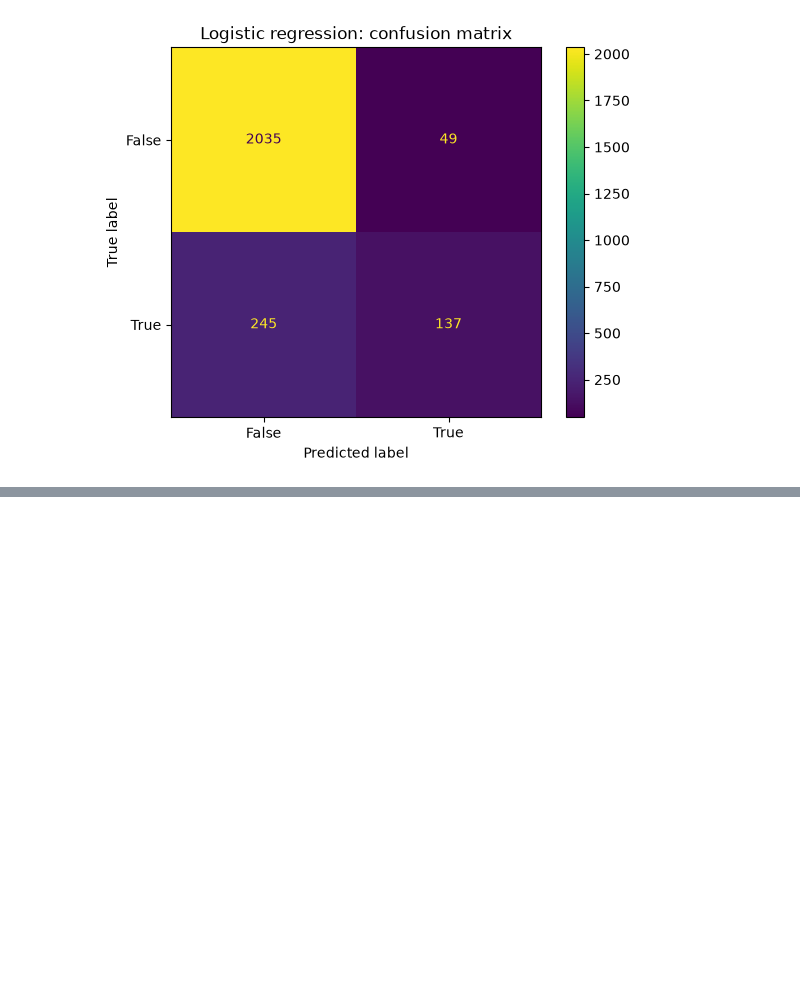
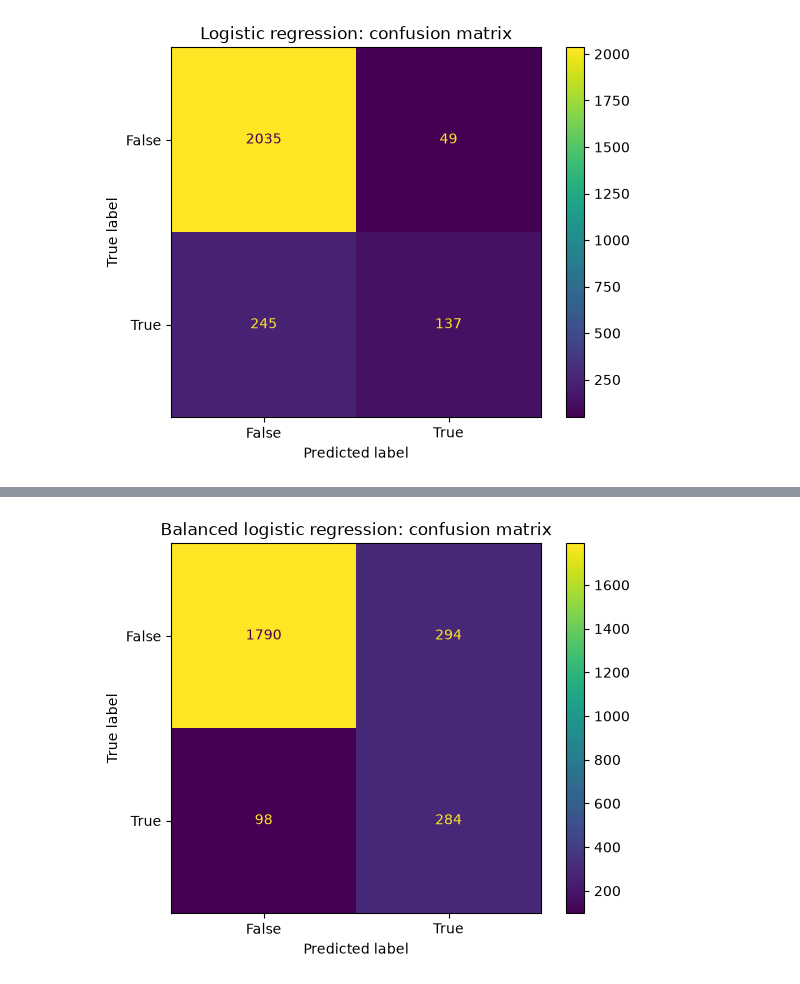
Before and after one commit to KhunMaungAye/ecommerce-purchase-prediction, a Jupyter notebook: notebooks/02_modelling.ipynb, the cells around one changed output, grey strips where cells are left out. Cells and saved outputs as stored; diff of their text form; code cells hidden in the pictures; blank space fills up the shorter version.

Commit message:
feat: handle class imbalance with balanced weights

```diff
--- a/notebooks/02_modelling.ipynb
+++ b/notebooks/02_modelling.ipynb
@@ -112,0 +115,11 @@ plt.show()
+# %%
+log_reg_balanced = Pipeline([
+    ("preprocessor", preprocessor),
+    ("model", LogisticRegression(max_iter=1000, class_weight="balanced")),
+])
+
+log_reg_balanced.fit(X_train, y_train)
+y_pred_balanced = log_reg_balanced.predict(X_test)
+
+print(f"Test accuracy: {log_reg_balanced.score(X_test, y_test):.1%}")
+print(classification_report(y_test, y_pred_balanced))
@@ -112,0 +136,6 @@ plt.show()
+# %%
+ConfusionMatrixDisplay.from_predictions(y_test, y_pred_balanced)
+plt.title("Balanced logistic regression: confusion matrix")
+plt.show()
+# %% [output]
+[figure, added]
```
Also changed, not shown: parts of 3 cells of this notebook.
